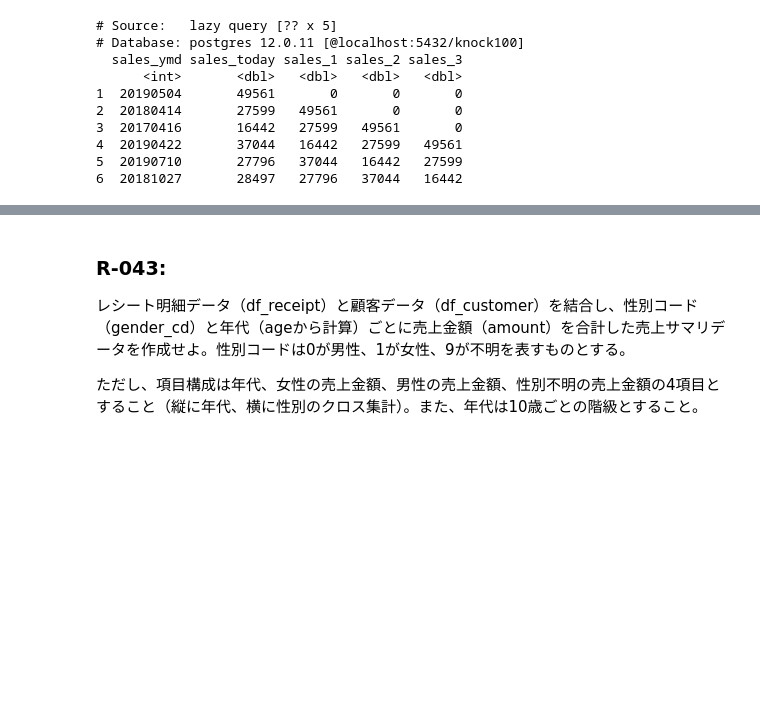
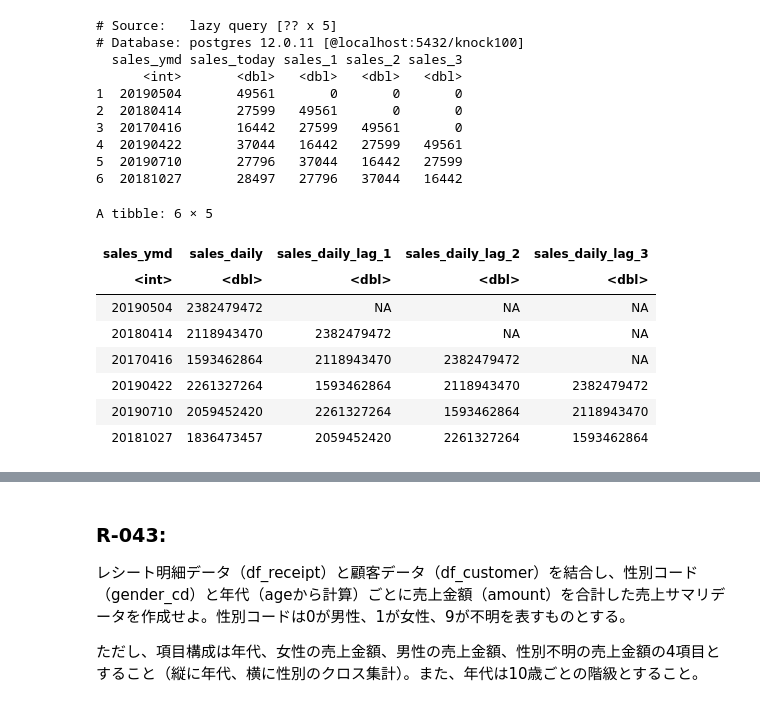
Before and after one commit to Shena4746/datascience-100knocks-preprocess-R, a Jupyter notebook: knock2.ipynb, the cells around one changed output, grey strips where cells are left out. Saved outputs shown, nothing was run; the diff lists cells and outputs as text; code cells hidden in the pictures; blank space fills up the shorter version.

```diff
--- a/knock2.ipynb
+++ b/knock2.ipynb
@@ -9,4 +9,5 @@ library(tidyr)
 con <- dbConnect(PostgreSQL(), host="localhost", port=5432, dbname="knock100", user="guest", password="guest")
 
 # get access to table
-re = tbl(con,'receipt')
+receipt_tbl <-  tbl(con,'receipt')
+customer_tbl <- tbl(con, 'customer')
@@ -93,3 +77,33 @@ head
 4  20190422       37044   16442   27599   49561
 5  20190710       27796   37044   16442   27599
 6  20181027       28497   27796   37044   16442
+# %%
+library(stringr)
+
+D <- 3
+
+# lag formulas to apply
+fms <- list()
+for (d in 1:D) fms[[d]] <- stringr::str_c('~ lag(.x, n = ', d, ')') %>% as.formula()
+
+receipt_tbl %>%
+  group_by(sales_ymd) %>%
+  summarise(sales_daily= sum(sales_ymd)) %>%
+  collect() %>%
+  mutate(
+		across(
+			.cols = sales_daily,
+			.fns = fms,
+			.names = '{.col}_lag_{.fn}'
+    )
+  ) %>% head
+# %% [output]
+A tibble: 6 × 5
+| sales_ymd | sales_daily | sales_daily_lag_1 | sales_daily_lag_2 | sales_daily_lag_3 |
+| <int> | <dbl> | <dbl> | <dbl> | <dbl> |
+| 20190504 | 2382479472 | NA | NA | NA |
+| 20180414 | 2118943470 | 2382479472 | NA | NA |
+| 20170416 | 1593462864 | 2118943470 | 2382479472 | NA |
+| 20190422 | 2261327264 | 1593462864 | 2118943470 | 2382479472 |
+| 20190710 | 2059452420 | 2261327264 | 1593462864 | 2118943470 |
+| 20181027 | 1836473457 | 2059452420 | 2261327264 | 1593462864 |
```
Also changed, not shown: parts of 69 cells of this notebook, 16 other files.
